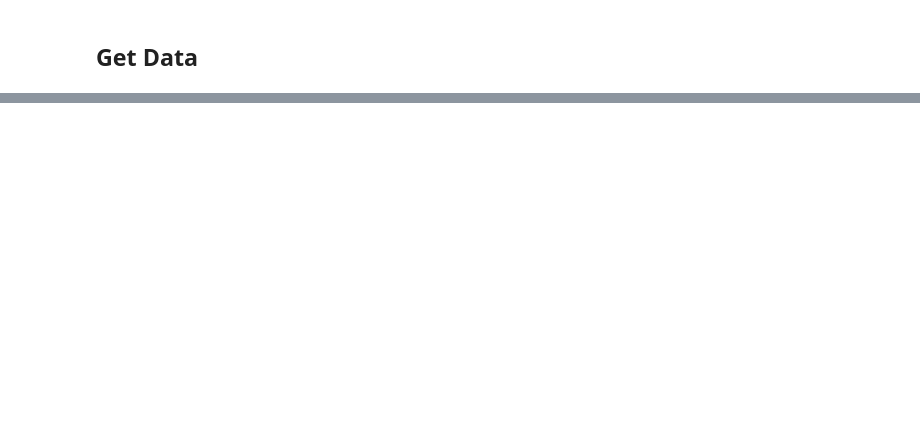
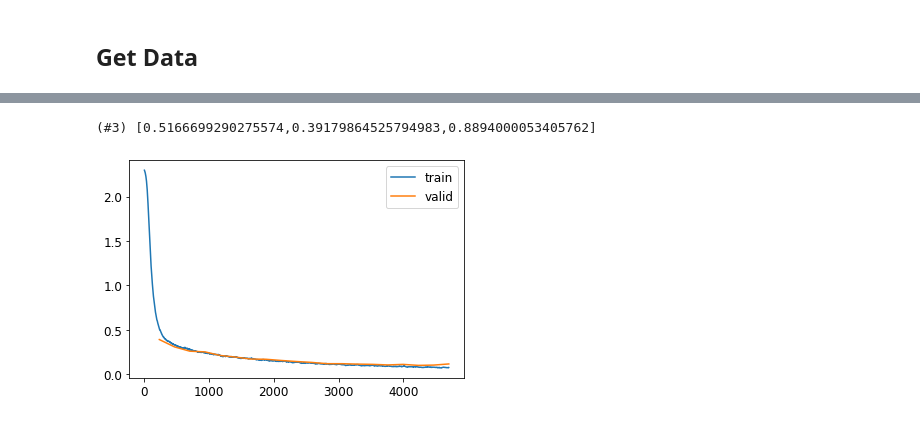
Before and after one commit to travel-code-sleep/Math-To-MachineLearningModels-Series, a Jupyter notebook: DeepLearning_From_Scratch.ipynb, the cells around one changed output, grey strips where cells are left out. Saved outputs shown, nothing was run; the diff lists cells and outputs as text; code cells hidden in the pictures; blank space fills up the shorter version.

```diff
--- a/DeepLearning_From_Scratch.ipynb
+++ b/DeepLearning_From_Scratch.ipynb
@@ -37,0 +465,14 @@ path
+# %%
+dls = DataLoaders(train_dl, test_dl)
+# %%
+simple_net = nn.Sequential(
+    nn.Linear(28*28, 50),
+    nn.ReLU(),
+    nn.Linear(50, 25),
+    nn.ReLU(),
+    nn.Linear(25, 10)
+)
+# %%
+learn = Learner(dls, simple_net, opt_func=SGD, loss_func=nn.CrossEntropyLoss(), metrics=accuracy)
+# %%
+learn.fit(20, 0.1)
@@ -37,0 +497,8 @@ path
+# %%
+learn.recorder.values[0]
+# %% [output]
+(#3) [0.5166699290275574,0.39179864525794983,0.8894000053405762]
+# %%
+learn.recorder.plot_loss()
+# %% [output]
+[figure, added]
```
Also changed, not shown: parts of 86 cells of this notebook.
